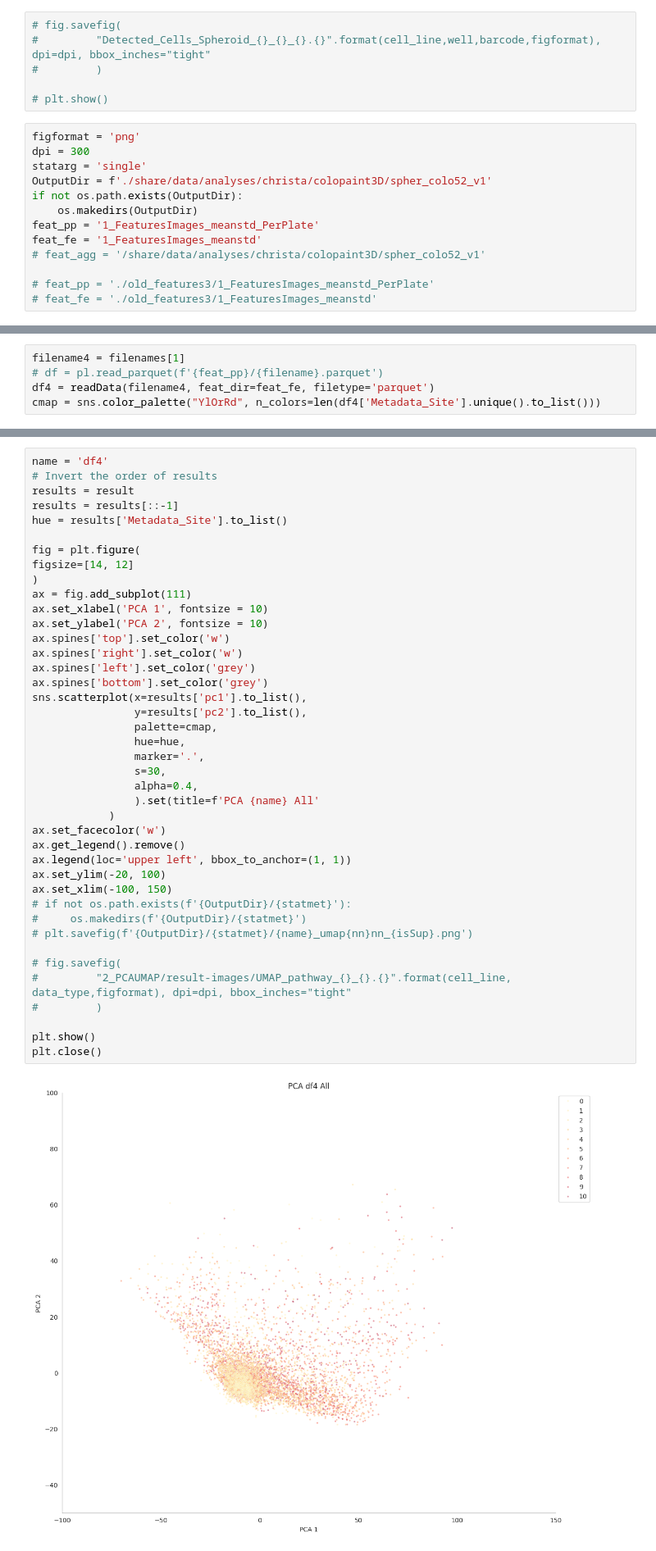
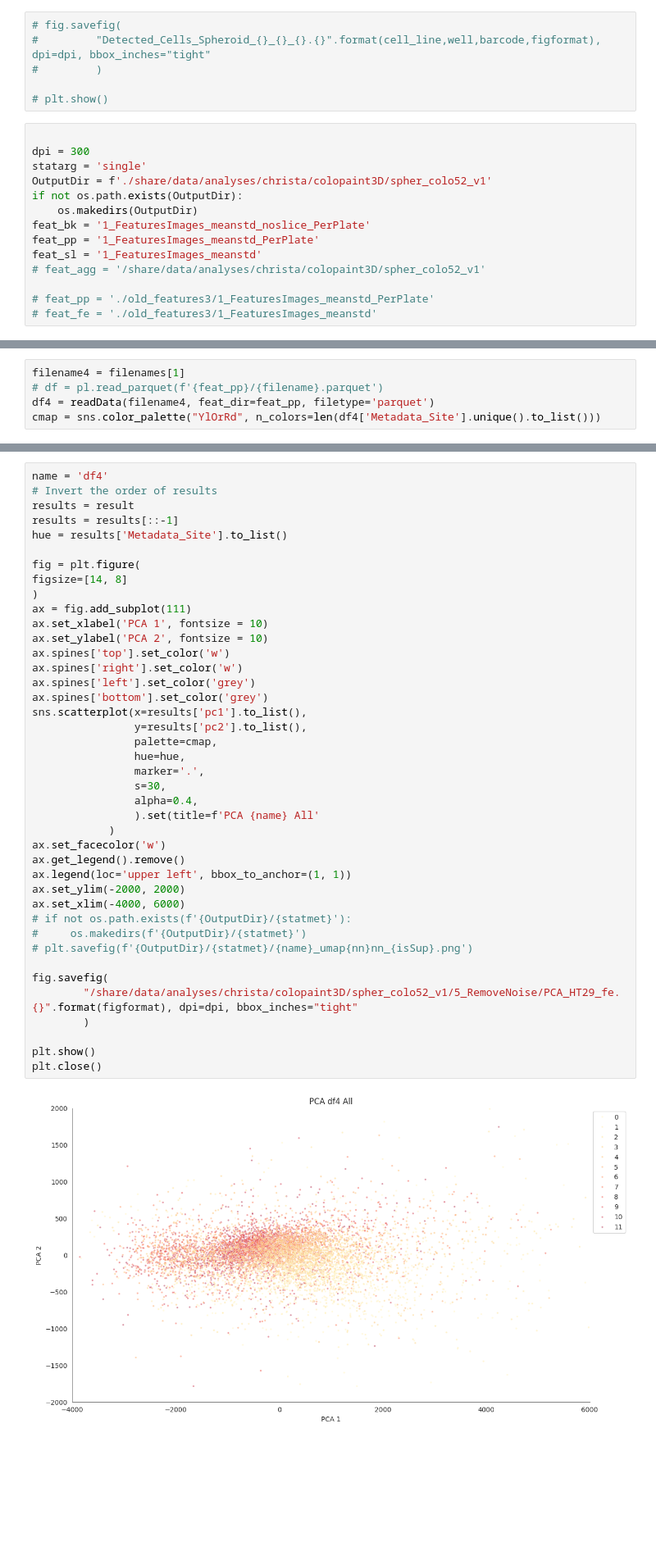
Before and after one commit to pharmbio/colopaint3D, a Jupyter notebook: spher_colo52_v1/5_PCA_slice.ipynb, the cells around one changed output, grey strips where cells are left out. Shown at 82% size. Saved outputs shown, nothing was run; the diff lists cells and outputs as text; blank space fills up the shorter version.

```diff
--- a/spher_colo52_v1/5_PCA_slice.ipynb
+++ b/spher_colo52_v1/5_PCA_slice.ipynb
@@ -48,14 +50,15 @@ figformat = 'pdf'
 
 # plt.show()
 # %%
-figformat = 'png'
+
 dpi = 300
 statarg = 'single'
 OutputDir = f'./share/data/analyses/christa/colopaint3D/spher_colo52_v1'
 if not os.path.exists(OutputDir):
     os.makedirs(OutputDir)
+feat_bk = '1_FeaturesImages_meanstd_noslice_PerPlate'
 feat_pp = '1_FeaturesImages_meanstd_PerPlate'
-feat_fe = '1_FeaturesImages_meanstd'
+feat_sl = '1_FeaturesImages_meanstd'
 # feat_agg = '/share/data/analyses/christa/colopaint3D/spher_colo52_v1'
 
 # feat_pp = './old_features3/1_FeaturesImages_meanstd_PerPlate'
@@ -535,7 +599,7 @@ plt.close()
 # %%
 filename4 = filenames[1]
 # df = pl.read_parquet(f'{feat_pp}/{filename}.parquet')
-df4 = readData(filename4, feat_dir=feat_fe, filetype='parquet')
+df4 = readData(filename4, feat_dir=feat_pp, filetype='parquet')
 cmap = sns.color_palette("YlOrRd", n_colors=len(df4['Metadata_Site'].unique().to_list()))
 # %%
 _,result = makePCA(df4,cmap)
@@ -549,38 +613,38 @@ results = results[::-1]
 hue = results['Metadata_Site'].to_list()
 
 fig = plt.figure(
-figsize=[14, 12]
+figsize=[14, 8]
 )
 ax = fig.add_subplot(111)
 ax.set_xlabel('PCA 1', fontsize = 10)
 ax.set_ylabel('PCA 2', fontsize = 10)
 ax.spines['top'].set_color('w')
 ax.spines['right'].set_color('w')
 ax.spines['left'].set_color('grey')
 ax.spines['bottom'].set_color('grey')
 sns.scatterplot(x=results['pc1'].to_list(),
                 y=results['pc2'].to_list(),
                 palette=cmap,
                 hue=hue,
                 marker='.',
                 s=30,
                 alpha=0.4,
                 ).set(title=f'PCA {name} All'
             )
 ax.set_facecolor('w')
 ax.get_legend().remove()
 ax.legend(loc='upper left', bbox_to_anchor=(1, 1))
-ax.set_ylim(-20, 100)
-ax.set_xlim(-100, 150)
+ax.set_ylim(-2000, 2000)
+ax.set_xlim(-4000, 6000)
 # if not os.path.exists(f'{OutputDir}/{statmet}'):
 #     os.makedirs(f'{OutputDir}/{statmet}')
 # plt.savefig(f'{OutputDir}/{statmet}/{name}_umap{nn}nn_{isSup}.png')
 
-# fig.savefig(
-#         "2_PCAUMAP/result-images/UMAP_pathway_{}_{}.{}".format(cell_line, data_type,figformat), dpi=dpi, bbox_inches="tight"
-#         )
+fig.savefig(
+        "/share/data/analyses/christa/colopaint3D/spher_colo52_v1/5_RemoveNoise/PCA_HT29_fe.{}".format(figformat), dpi=dpi, bbox_inches="tight"
+        )
 
 plt.show()
 plt.close()
 # %% [output]
-[figure, old version]
+[figure, new version]
```
Also changed, not shown: parts of 15 cells of this notebook, 5 other files.
